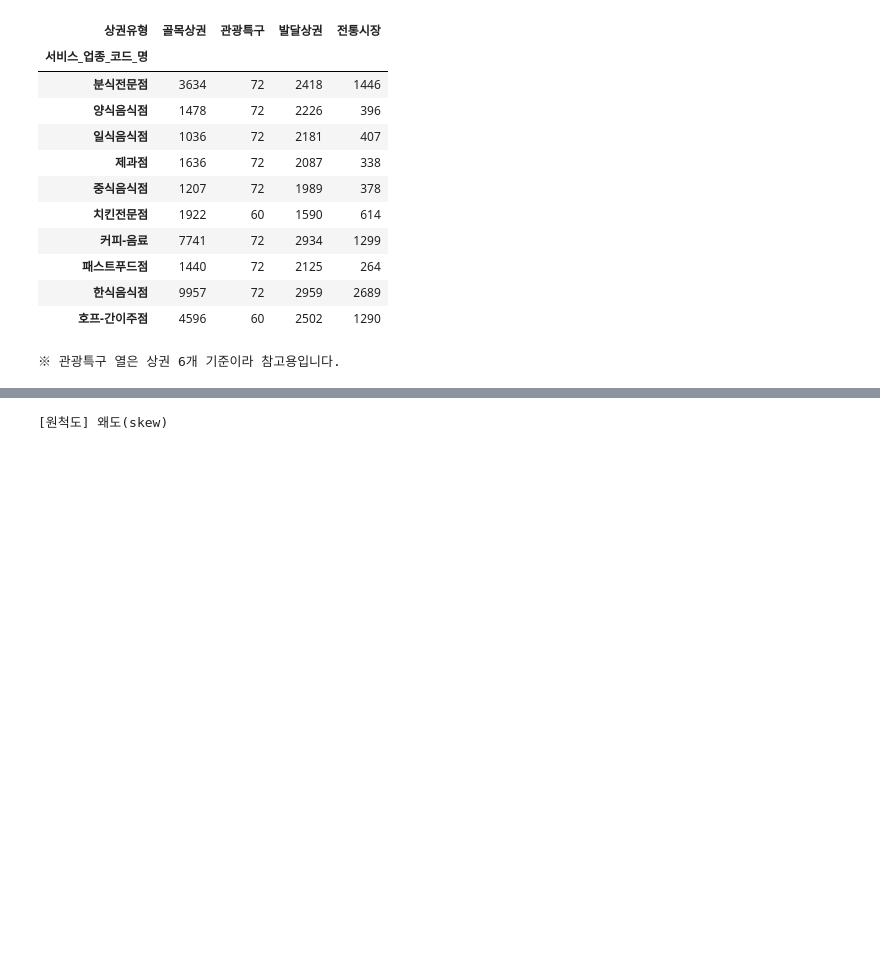
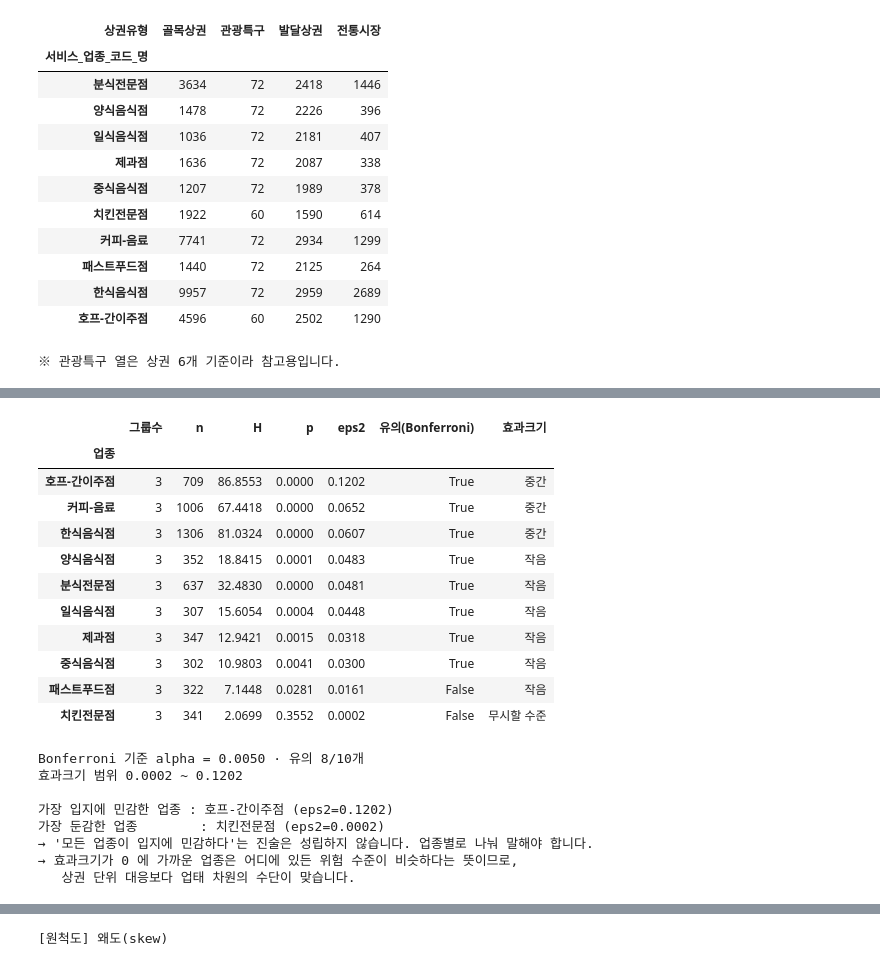
Before and after one commit to jiwoon-oh/ai-data-bootcamp, a Jupyter notebook: project/h2_nb/src/step4_eda_basic.ipynb, the cells around one changed output, grey strips where cells are left out. Saved outputs shown, nothing was run; the diff lists cells and outputs as text; code cells hidden in the pictures; blank space fills up the shorter version.

```diff
--- a/project/h2_nb/src/step4_eda_basic.ipynb
+++ b/project/h2_nb/src/step4_eda_basic.ipynb
@@ -36,6 +36,7 @@ print("프로젝트 루트:", ROOT)
 import matplotlib.pyplot as plt
 from config import PROC, FIG, FOOD, TARGET_TYPE, COVARIATES, set_korean_font
 set_korean_font()
+OUT = FIG.parent
 
 d = pd.read_pickle(PROC / "03_panel.pkl")
 
@@ -257,0 +314,50 @@ print("※ 관광특구 열은 상권 6개 기준이라 참고용입니다.")
+# %%
+MAIN_TP = ["골목상권", "발달상권", "전통시장"]      # 관광특구는 상권 6개뿐이라 제외
+res = []
+for svc, s in kept[kept["상권유형"].isin(MAIN_TP)].groupby("서비스_업종_코드_명", observed=True):
+    gs = [g["순감소비율"].to_numpy() for _, g in s.groupby("상권유형", observed=True)
+          if len(g) >= 20]
+    if len(gs) < 2:
+        continue
+    H, p = kruskal(*gs)
+    n, k = sum(len(g) for g in gs), len(gs)
+    eps2 = (H - k + 1) / (n - k)                     # Kruskal-Wallis 효과크기
+    res.append({"업종": svc, "그룹수": k, "n": n, "H": H, "p": p, "eps2": eps2})
+
+kw = pd.DataFrame(res).sort_values("eps2", ascending=False).set_index("업종")
+ALPHA = .05 / len(kw)
+kw["유의(Bonferroni)"] = kw["p"] < ALPHA
+kw["효과크기"] = pd.cut(kw["eps2"], [-1, .01, .06, .14, 9],
+                     labels=["무시할 수준", "작음", "중간", "큼"])
+display(kw.round(4))
+print(f"Bonferroni 기준 alpha = {ALPHA:.4f} · 유의 {int(kw['유의(Bonferroni)'].sum())}/{len(kw)}개")
+print(f"효과크기 범위 {kw['eps2'].min():.4f} ~ {kw['eps2'].max():.4f}\n")
+top, bot = kw.index[0], kw.index[-1]
+print(f"가장 입지에 민감한 업종 : {top} (eps2={kw.loc[top,'eps2']:.4f})")
+print(f"가장 둔감한 업종        : {bot} (eps2={kw.loc[bot,'eps2']:.4f})")
+print("→ '모든 업종이 입지에 민감하다'는 진술은 성립하지 않습니다. 업종별로 나눠 말해야 합니다.")
+print("→ 효과크기가 0 에 가까운 업종은 어디에 있든 위험 수준이 비슷하다는 뜻이므로,")
+print("   상권 단위 대응보다 업태 차원의 수단이 맞습니다.")
+
+kw.to_csv(OUT / "q2_svc_location_effect.csv", encoding="utf-8-sig")
+# %% [output]
+|  | 그룹수 | n | H | p | eps2 | 유의(Bonferroni) | 효과크기 |
+| 업종 |  |  |  |  |  |  |  |
+| 호프-간이주점 | 3 | 709 | 86.8553 | 0.0000 | 0.1202 | True | 중간 |
+| 커피-음료 | 3 | 1006 | 67.4418 | 0.0000 | 0.0652 | True | 중간 |
+| 한식음식점 | 3 | 1306 | 81.0324 | 0.0000 | 0.0607 | True | 중간 |
+| 양식음식점 | 3 | 352 | 18.8415 | 0.0001 | 0.0483 | True | 작음 |
+| 분식전문점 | 3 | 637 | 32.4830 | 0.0000 | 0.0481 | True | 작음 |
+| 일식음식점 | 3 | 307 | 15.6054 | 0.0004 | 0.0448 | True | 작음 |
+| 제과점 | 3 | 347 | 12.9421 | 0.0015 | 0.0318 | True | 작음 |
+| 중식음식점 | 3 | 302 | 10.9803 | 0.0041 | 0.0300 | True | 작음 |
+| 패스트푸드점 | 3 | 322 | 7.1448 | 0.0281 | 0.0161 | False | 작음 |
+| 치킨전문점 | 3 | 341 | 2.0699 | 0.3552 | 0.0002 | False | 무시할 수준 |
+Bonferroni 기준 alpha = 0.0050 · 유의 8/10개
+효과크기 범위 0.0002 ~ 0.1202
+
+가장 입지에 민감한 업종 : 호프-간이주점 (eps2=0.1202)
+가장 둔감한 업종        : 치킨전문점 (eps2=0.0002)
+→ '모든 업종이 입지에 민감하다'는 진술은 성립하지 않습니다. 업종별로 나눠 말해야 합니다.
+→ 효과크기가 0 에 가까운 업종은 어디에 있든 위험 수준이 비슷하다는 뜻이므로,
+   상권 단위 대응보다 업태 차원의 수단이 맞습니다.
```
Also changed, not shown: parts of 7 cells of this notebook, 4 other files.
